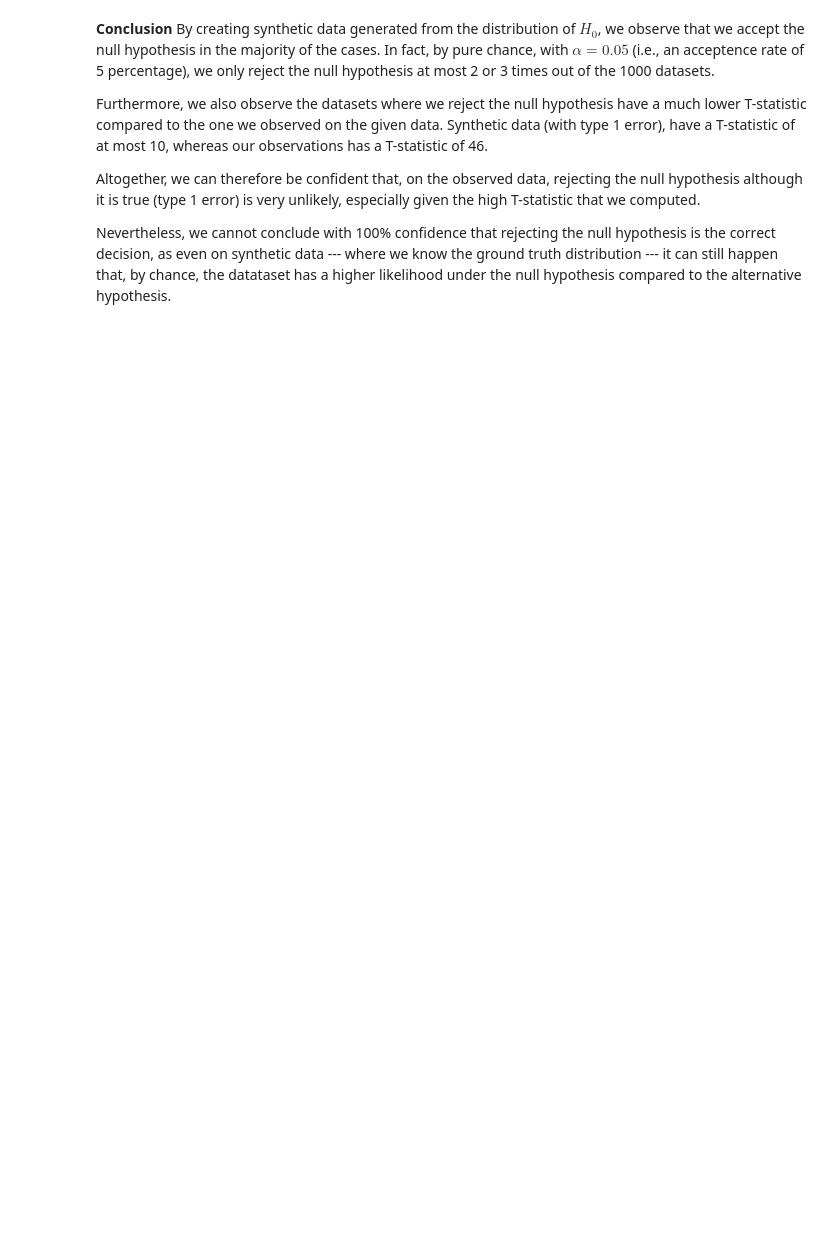
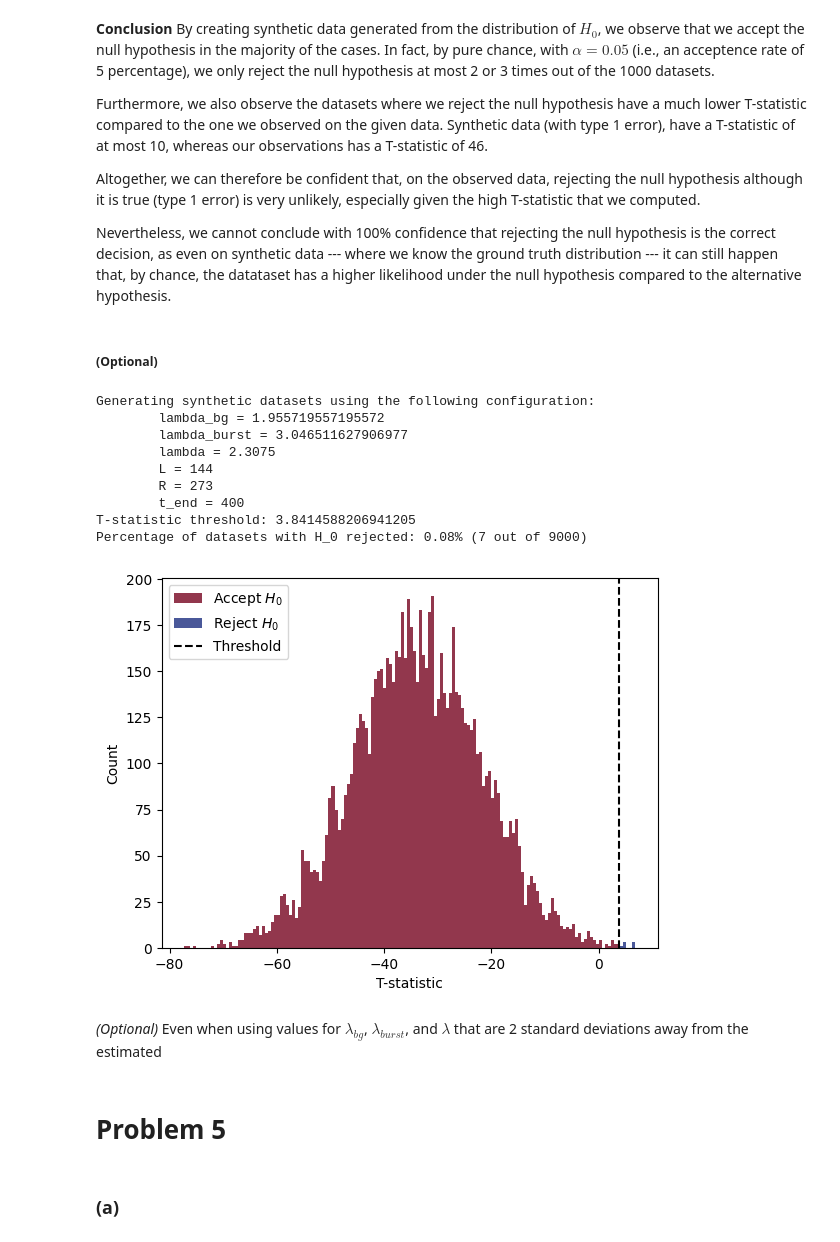
Before and after one commit to FelixCeard/Statistical-Learning-, a Jupyter notebook: sheet-01/code.ipynb, the cells around one changed output. Cells and saved outputs as stored; diff of their text form; code cells hidden in the pictures; blank space fills up the shorter version.

Commit message:
Everything is complete, I just need to add more compute (I think ><)

```diff
--- a/sheet-01/code.ipynb
+++ b/sheet-01/code.ipynb
@@ -2017,0 +1996,9 @@ Therefore, because the p-value is smaller than a threshold of $0.05$ (or even $0
+# %%
+sigma_lambda_1 = np.sqrt(variance_lambda_1)
+sigma_lambda_2 = np.sqrt(variance_lambda_2)
+
+for delta_lambda_1 in [-2*sigma_lambda_1, 0.0, 2*sigma_lambda_1]:
+    for delta_lambda_2 in [-2*sigma_lambda_2, 0.0, 2*sigma_lambda_2]:
+
+        p_value = 1.0 - stats.chi2.cdf(compute_T_statistic(df['counts'].values, _lambda_1+delta_lambda_1, _lambda_2+delta_lambda_2, lambda_MLE, L, R, t_end), df=1)
+        print('p-value:', p_value)
@@ -2104,3 +2131,71 @@ Furthermore, we also observe the datasets where we reject the null hypothesis ha
 Altogether, we can therefore be confident that, on the observed data, rejecting the null hypothesis although it is true (type 1 error) is very unlikely, especially given the high T-statistic that we computed.
 
 Nevertheless, we cannot conclude with 100% confidence that rejecting the null hypothesis is the correct decision, as even on synthetic data --- where we know the ground truth distribution --- it can still happen that, by chance, the datataset has a higher likelihood under the null hypothesis compared to the alternative hypothesis.
+# %% [markdown]
+##### (Optional)
+# %%
+num_synthetic_datasets = 1000
+
+print('Generating synthetic datasets using the following configuration:')
+print(f'\tlambda_bg = {_lambda_1}')
+print(f'\tlambda_burst = {_lambda_2}')
+print(f'\tlambda = {lambda_MLE.item()}')
+print(f'\tL = {L}')
+print(f'\tR = {R}')
+print(f'\tt_end = {t_end}')
+
+T_statistics = []
+for i in range(num_synthetic_datasets):
+    # data = generate_synthetic_dataset(_lambda_1, _lambda_2, L, R, t_end)
+    data = generate_synthetic_dataset(_lambda_1, _lambda_1, L, R, t_end, seed=i*5)
+    t_statistic = compute_T_statistic_with_variance(data, _lambda_1, _lambda_2, lambda_MLE, L, R, t_end, variance_lambda_1, variance_lambda_2, variance_lambda_MLE)
+    T_statistics.append(t_statistic)
+T_statistics = np.array(T_statistics).reshape(-1)
+
+
+# using alpha = 5%, we would accept the null hypothesis if the p-value is greater than 0.05
+# therefore, we compute what T-statistic would be required to accept the null hypothesis
+T_statistic_threshold = stats.chi2.ppf(1 - 0.05, df=1)
+print('T-statistic threshold:', T_statistic_threshold)
+
+# T_statistics = np.array([1.0 - stats.chi2.cdf(t, df=1) for t in T_statistics])
+
+# Plotting
+T_accept = T_statistics[T_statistics <= T_statistic_threshold]
+T_above = T_statistics[T_statistics > T_statistic_threshold]
+
+print(f'Percentage of datasets with H_0 rejected: {100.0 * (len(T_above) / len(T_statistics)):.2f}% ({len(T_above)} out of {len(T_statistics)})')
+# print(f'Percentage of Type 2 error in synthetic data: {100.0 * (len(T_above) / len(T_statistics))}% ({len(T_accept)} out of {len(T_statistics)})')
+
+
+bins = np.histogram_bin_edges(T_statistics, bins=50*3)
+plt.hist(
+    [T_accept, T_above],
+    bins=bins,
+    color=['#92374D', '#4A5899'],
+    label=['Accept $H_0$', 'Reject $H_0$'],
+    stacked=True,
+)
+plt.axvline(T_statistic_threshold, color='k', linestyle='--', label='Threshold')
+plt.xlabel('T-statistic')
+plt.ylabel('Count')
+plt.legend()
+plt.show()
+# %% [output]
+Generating synthetic datasets using the following configuration:
+        lambda_bg = 1.955719557195572
+        lambda_burst = 3.046511627906977
+        lambda = 2.3075
+        L = 144
+        R = 273
+        t_end = 400
+T-statistic threshold: 3.8414588206941205
+Percentage of datasets with H_0 rejected: 0.08% (7 out of 9000)
+[figure, added]
+# %% [markdown]
+*(Optional)*
+Even when using values for $\lambda_{bg}$, $\lambda_{burst}$, and $\lambda$ that are 2 standard deviations away from the estimated
+# %% [markdown]
+# Problem 5
+# %% [markdown]
+### (a)
```
Also changed, not shown: parts of 41 cells of this notebook, 2 other files.
